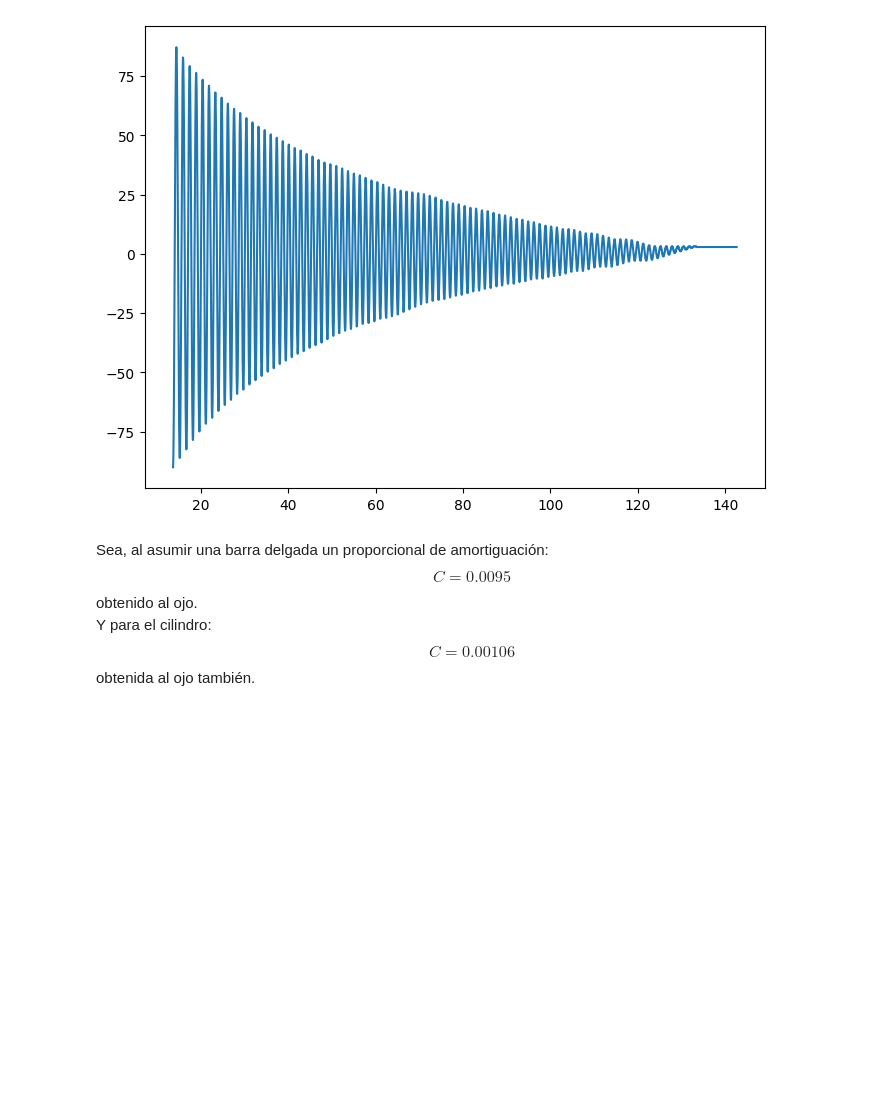
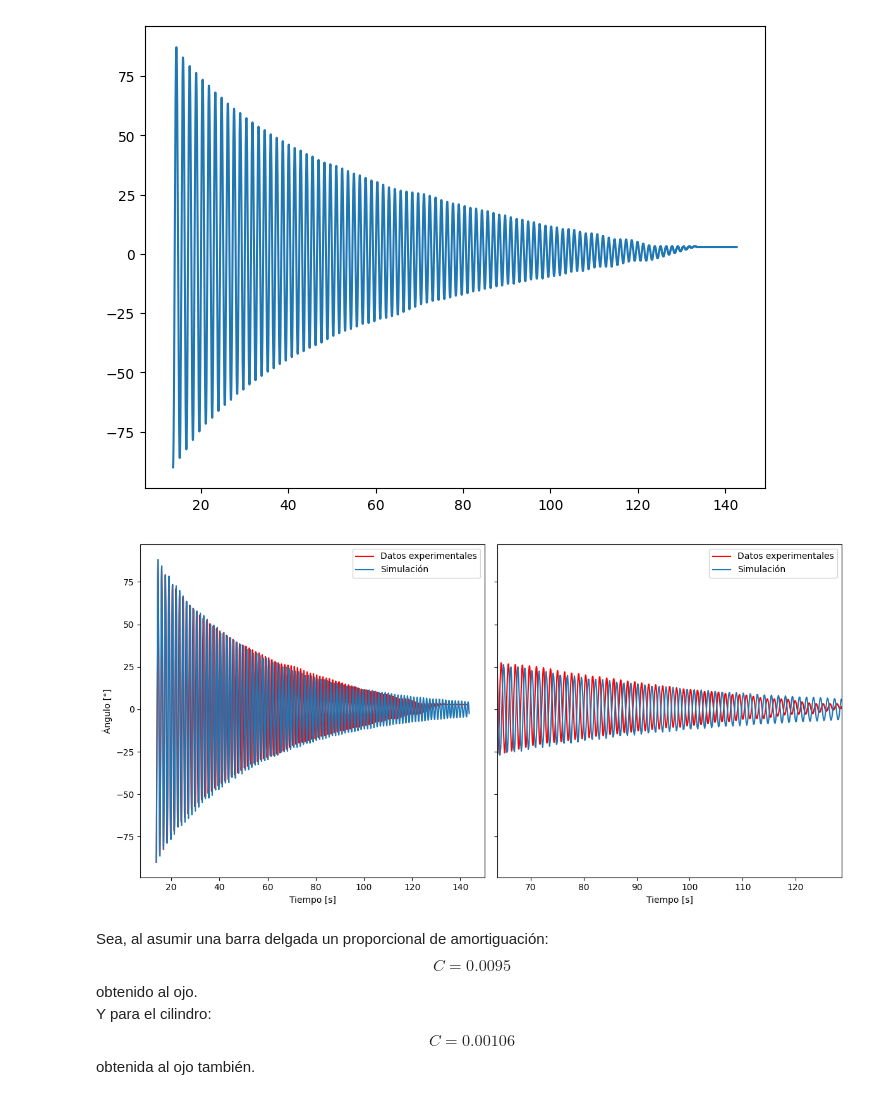
Before and after one commit to otarola-joaquin/Trabajos-varios-8vo-semestre, a Jupyter notebook: Sistemas de Control/Lab 1/cálculos.ipynb, the cells around one changed output. Drawn from its saved outputs; the diff is of its cells as text; code cells hidden in the pictures; blank space fills up the shorter version.

```diff
--- a/Sistemas de Control/Lab 1/cálculos.ipynb
+++ b/Sistemas de Control/Lab 1/cálculos.ipynb
@@ -123,6 +125,42 @@ plt.plot(tiempo90[502:], theta90[502:])
 # %% [output]
 [<matplotlib.lines.Line2D at 0x...>]
 [figure]
+# %%
+fig, (ax1, ax2) = plt.subplots(1, 2, figsize=(12, 6), sharey=True)
+L = (25 * 25.4 + 17.7)*10**-3 # m
+d = 6.5e-3 # m
+C = 0.00106 # kgm^2
+c_isma=0
+g = 9.807 # m/s^2
+
+I_A = 0.25*m_barra*(d/2)**2 + (1/3)*m_barra*L**2
+C=0.00106
+c_isma=0.00945
+t_inicio=0
+t_fin=130
+t=np.linspace(t_inicio, t_fin, 1000)
+sol90_martin = odeint(dThetadt, y0=(-np.pi/2, 0), t=t, tfirst=True)
+# sol90_isma=solve_ivp(dThetadt_isma,t_span=[t_inicio, t_fin], y0=(-np.pi/2, 0), t_eval=t)
+print()
+# plt.plot([i+tiempo90[502]for i in t], np.rad2deg(sol90_isma.y[0]), color='orange')
+
+ax1.plot(tiempo90[502:], theta90[502:], color='red', label='Datos experimentales')
+ax1.plot([i+tiempo90[502]for i in t], np.rad2deg(sol90_martin.T[0]), label='Simulación')
+ax1.set_xlabel('Tiempo [s]')
+ax1.set_ylabel('Ángulo [°]')
+ax1.legend()
+
+ax2.plot(tiempo90[502:], theta90[502:], color='red', label='Datos experimentales')
+ax2.plot([i+tiempo90[502]for i in t], np.rad2deg(sol90_martin.T[0]), label='Simulación')
+ax2.set_xlabel('Tiempo [s]')
+ax2.legend()
+
+ax2.set_xlim(50+tiempo90[502], 50+ tiempo90[502]+65)
+
+plt.subplots_adjust(wspace=0)
+plt.tight_layout()
+# %% [output]
+[figure, added]
 # %% [markdown]
 Sea, al asumir una barra delgada un proporcional de amortiguación:
 $$C=0.0095$$
```
Also changed, not shown: parts of 7 cells of this notebook.
